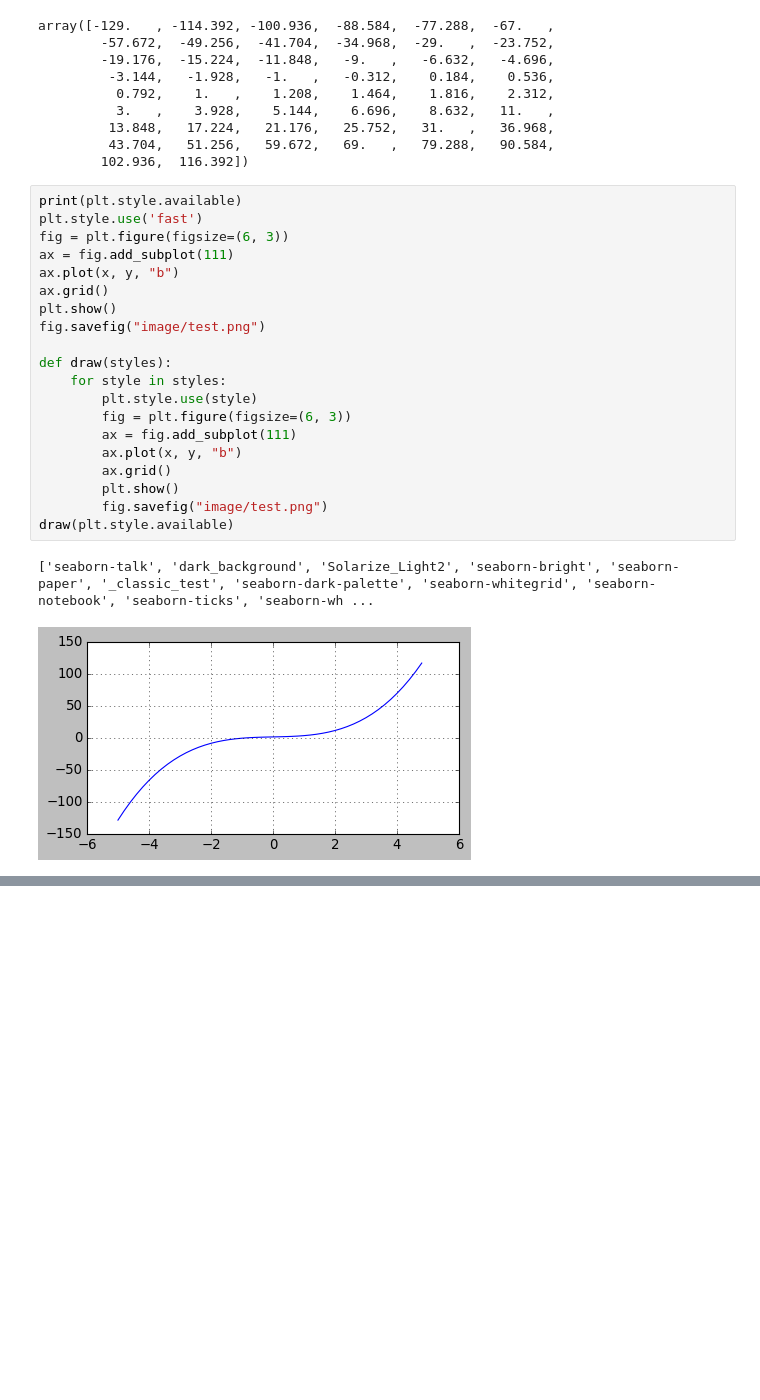
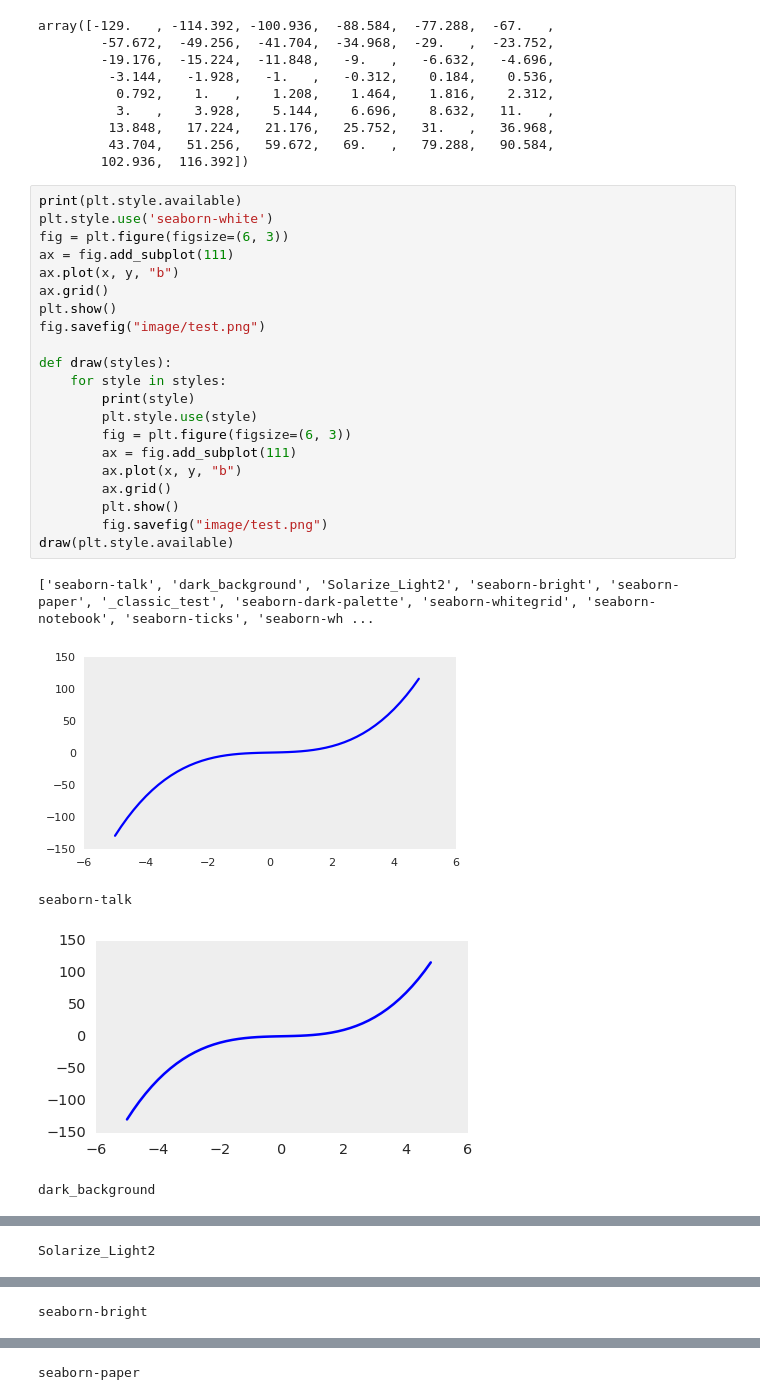
Before and after one commit to ngocvantu/jupyter, a Jupyter notebook: chao/chao.ipynb, the cells around one changed output, grey strips where cells are left out. Saved outputs shown, nothing was run; the diff lists cells and outputs as text; blank space fills up the shorter version.

```diff
--- a/chao/chao.ipynb
+++ b/chao/chao.ipynb
@@ -35,24 +35,28 @@ array([-129.   , -114.392, -100.936,  -88.584,  -77.288,  -67.   ,
         102.936,  116.392])
 # %%
 print(plt.style.available)
-plt.style.use('fast')
+plt.style.use('seaborn-white')
 fig = plt.figure(figsize=(6, 3))
 ax = fig.add_subplot(111)
 ax.plot(x, y, "b")
 ax.grid()
 plt.show()
 fig.savefig("image/test.png")
 
 def draw(styles):
     for style in styles:
+        print(style)
         plt.style.use(style)
         fig = plt.figure(figsize=(6, 3))
         ax = fig.add_subplot(111)
         ax.plot(x, y, "b")
         ax.grid()
         plt.show()
         fig.savefig("image/test.png")
 draw(plt.style.available)
 # %% [output]
 ['seaborn-talk', 'dark_background', 'Solarize_Light2', 'seaborn-bright', 'seaborn-paper', '_classic_test', 'seaborn-dark-palette', 'seaborn-whitegrid', 'seaborn-notebook', 'seaborn-ticks', 'seaborn-wh ...
-[figure, old version]
+[figure, new version]
+seaborn-talk
+[figure, added]
+dark_background
@@ -58,0 +64 @@ draw(plt.style.available)
+Solarize_Light2
@@ -58,0 +66 @@ draw(plt.style.available)
+seaborn-bright
@@ -58,0 +68 @@ draw(plt.style.available)
+seaborn-paper
```
Also changed, not shown: parts of 1 cell of this notebook, 1 other file.
